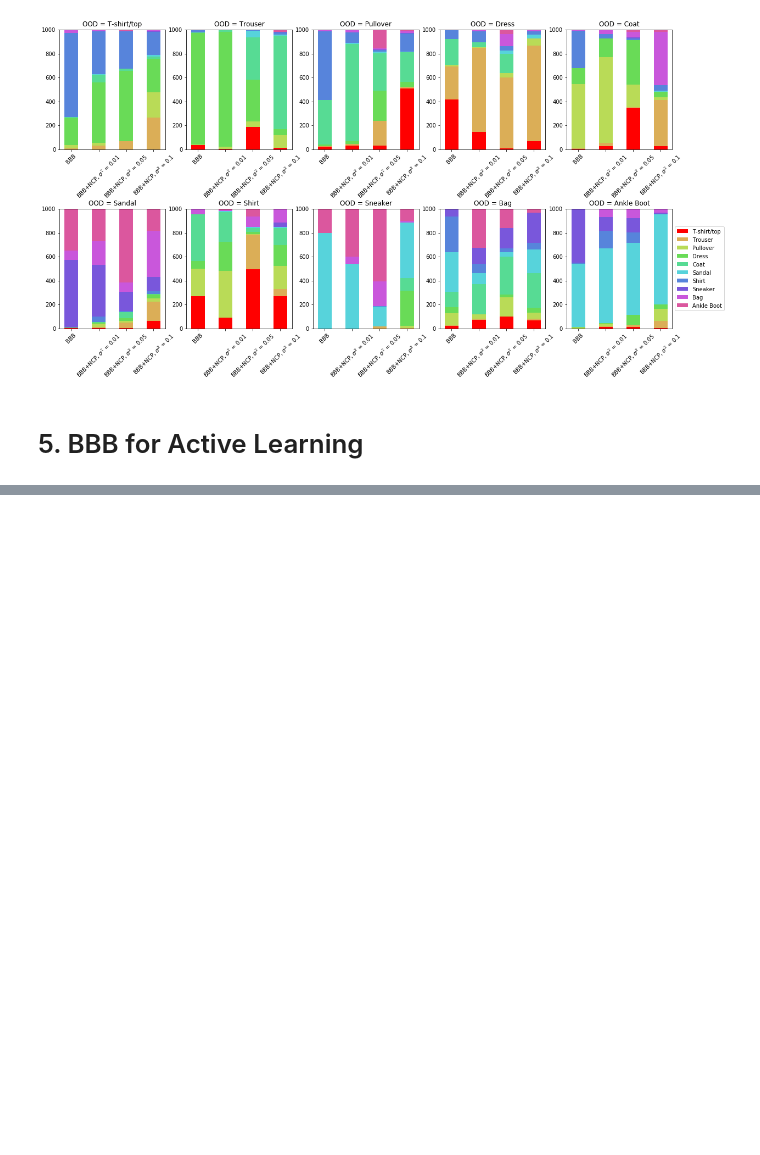
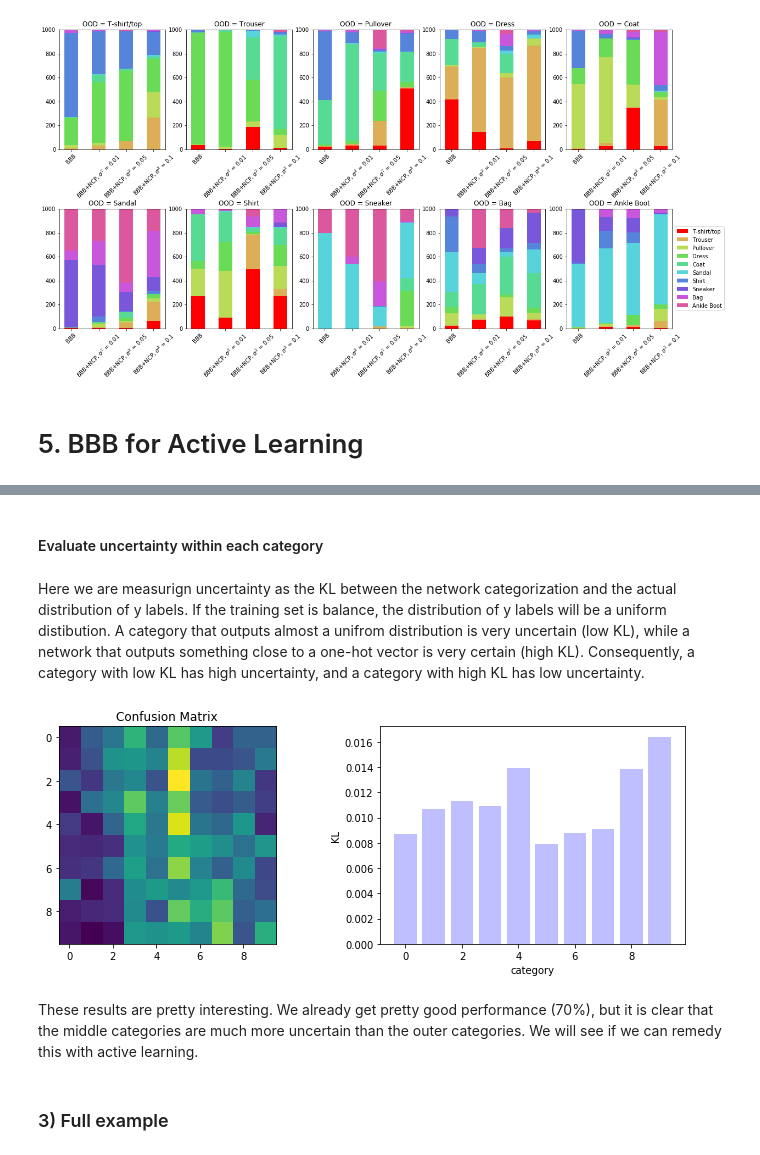
Before and after one commit to chongguo/ADVI-pymc3-Fashion-MNIST, a Jupyter notebook: BBB_tutorial.ipynb, the cells around one changed output, grey strips where cells are left out. Cells and saved outputs as stored; diff of their text form; code cells hidden in the pictures; blank space fills up the shorter version.

```diff
--- a/BBB_tutorial.ipynb
+++ b/BBB_tutorial.ipynb
@@ -1303,0 +1459,13 @@ plt.show()
+# %%
+# Draw samples from variational posterior (the weights in the network)
+n_draws = 500 # > 2k hangs for almost all network sizes on my 2018 MBP -SH
+trace = approx.sample(draws=n_draws)
+# %%
+# network at performance on the test set
+(n_test,n_input) = X_test.shape
+test_x = theano.shared(X_test)
+test_y = theano.shared(y_test)
+NN_model_test = make_1layer_bbb_network(test_x, test_y, n_input, n_output, n_test, n_hidden_1=128,use_bias=False)
+n_samples = 100
+with NN_model_test:
+    ppc_test = pm.sample_ppc(trace, samples=n_samples)
@@ -1303,0 +1479,22 @@ plt.show()
+# %% [markdown]
+#### Evaluate uncertainty within each category
+# %% [markdown]
+Here we are measurign uncertainty as the KL between the network categorization and the actual distribution of y labels. If the training set is balance, the distribution of y labels will be a uniform distibution. A category that outputs almost a unifrom distribution is very uncertain (low KL), while a network that outputs something close to a one-hot vector is very certain (high KL). Consequently, a category with low KL has high uncertainty, and a category with high KL has low uncertainty.
+# %%
+fig, ax = plt.subplots(1,2, figsize=(12,4))
+
+one_hot, cat_hist, cat_entropy, cat_KL = get_cat_entropy(X_test, y_test, ppc_test)
+ax[0].imshow(cat_hist)
+ax[0].set_title('Confusion Matrix')
+ax[1].bar(np.arange(10), cat_KL, color='blue', alpha=.25)
+# plt.legend()
+ax[1].set_xlabel('category')
+ax[1].set_ylabel('KL')
+
+plt.show()
+# %% [output]
+[figure, added]
+# %% [markdown]
+These results are pretty interesting. We already get pretty good performance (70%), but it is clear that the middle categories are much more uncertain than the outer categories. We will see if we can remedy this with active learning.
+# %% [markdown]
+### 3) Full example
```
Also changed, not shown: parts of 36 cells of this notebook, 1 other file.
